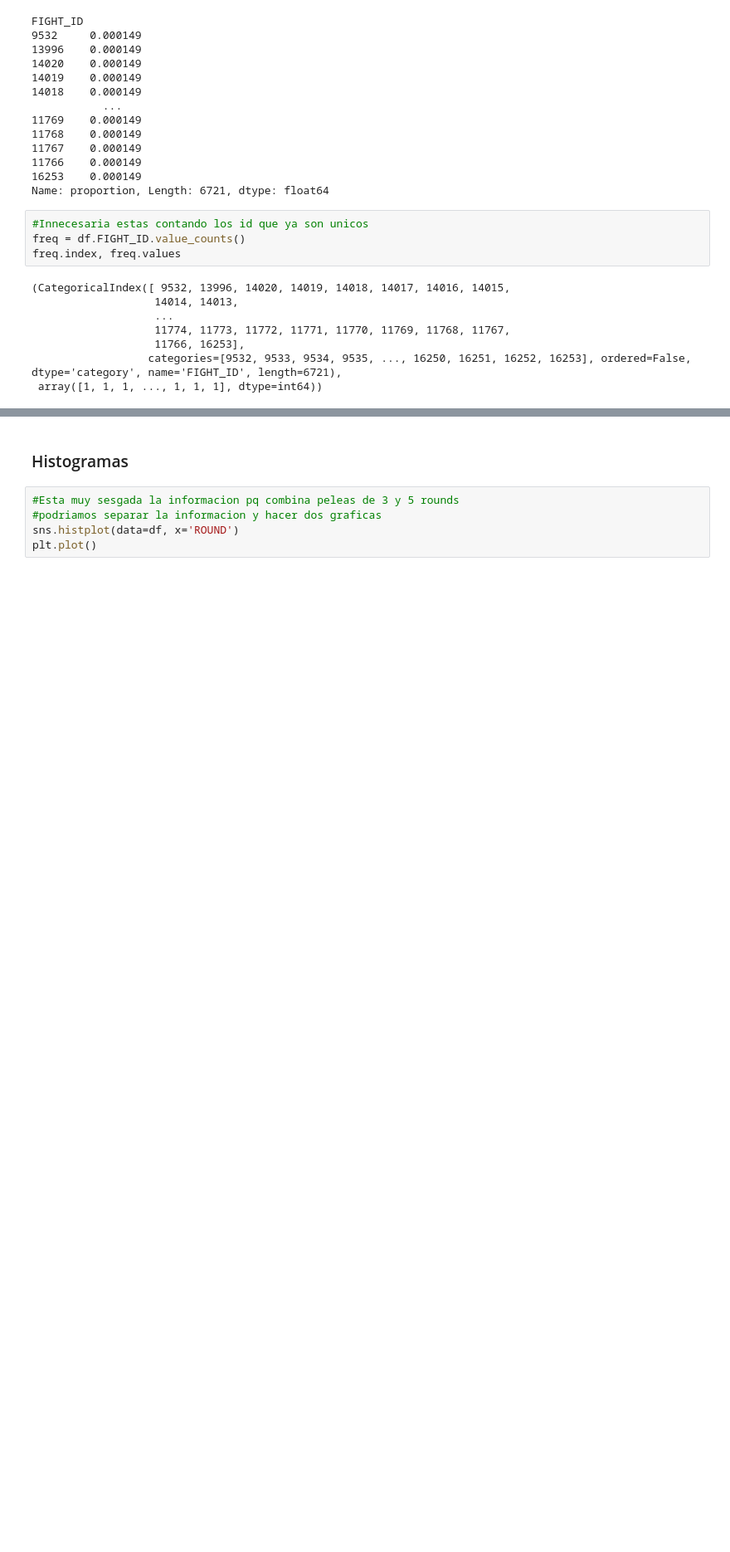
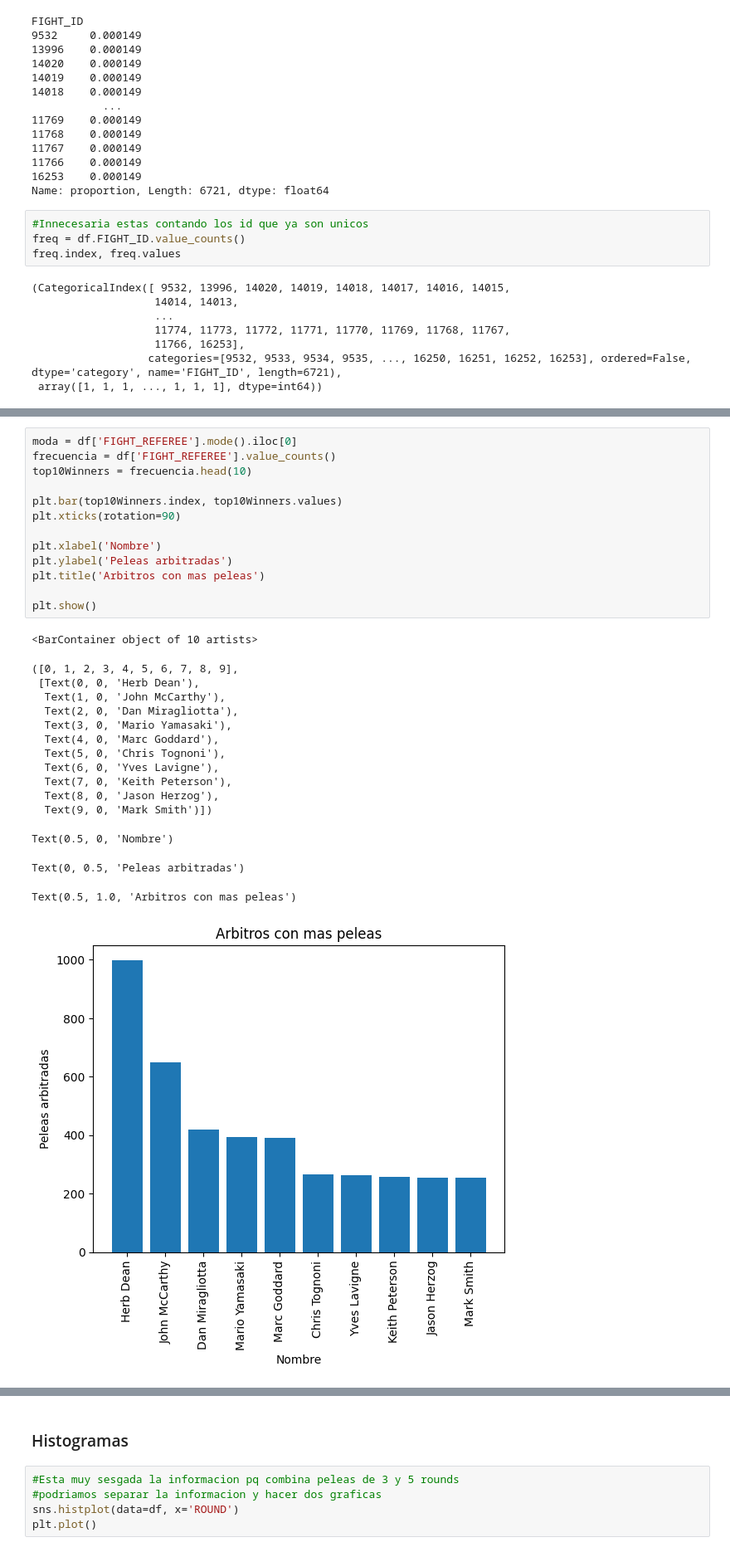
Before and after one commit to YaotecatlMtz/analisisUFC, a Jupyter notebook: proyecto_test.ipynb, the cells around one changed output, grey strips where cells are left out. Shown: that part at 83% size. Drawn from its saved outputs; the diff is of its cells as text; blank space fills up the shorter version.

Commit message:
se agregaron graficas de fight_details

```diff
--- a/proyecto_test.ipynb
+++ b/proyecto_test.ipynb
@@ -293,0 +294,30 @@ Text(0.5, 1.0, 'Histograma de Duración de Peleas de UFC')
+# %%
+moda = df['FIGHT_REFEREE'].mode().iloc[0]
+frecuencia = df['FIGHT_REFEREE'].value_counts()
+top10Winners = frecuencia.head(10)
+
+plt.bar(top10Winners.index, top10Winners.values)
+plt.xticks(rotation=90)
+
+plt.xlabel('Nombre')
+plt.ylabel('Peleas arbitradas')
+plt.title('Arbitros con mas peleas')
+
+plt.show()
+# %% [output]
+<BarContainer object of 10 artists>
+([0, 1, 2, 3, 4, 5, 6, 7, 8, 9],
+ [Text(0, 0, 'Herb Dean'),
+  Text(1, 0, 'John McCarthy'),
+  Text(2, 0, 'Dan Miragliotta'),
+  Text(3, 0, 'Mario Yamasaki'),
+  Text(4, 0, 'Marc Goddard'),
+  Text(5, 0, 'Chris Tognoni'),
+  Text(6, 0, 'Yves Lavigne'),
+  Text(7, 0, 'Keith Peterson'),
+  Text(8, 0, 'Jason Herzog'),
+  Text(9, 0, 'Mark Smith')])
+Text(0.5, 0, 'Nombre')
+Text(0, 0.5, 'Peleas arbitradas')
+Text(0.5, 1.0, 'Arbitros con mas peleas')
+[figure, added]
```
Also changed, not shown: parts of 5 cells of this notebook.
